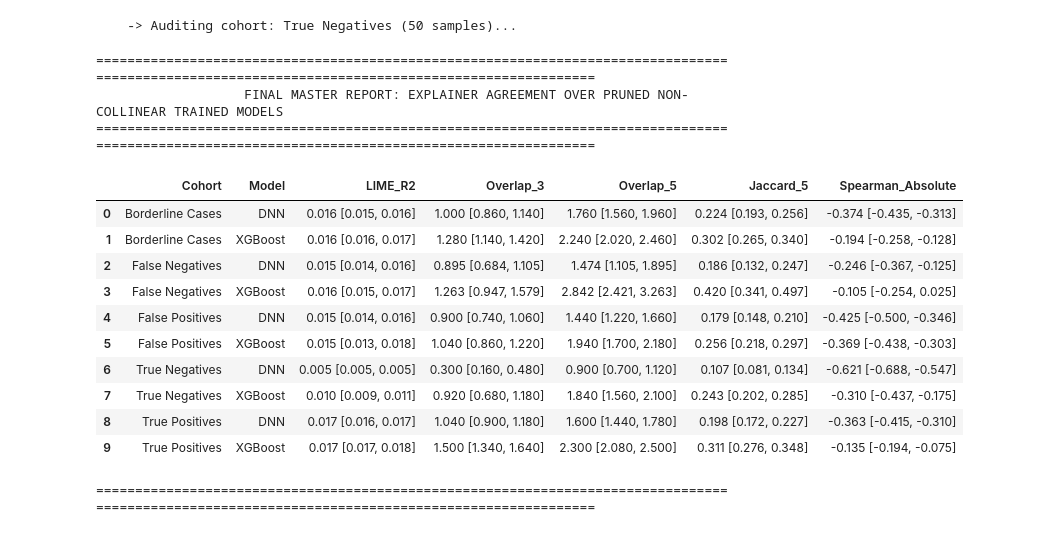
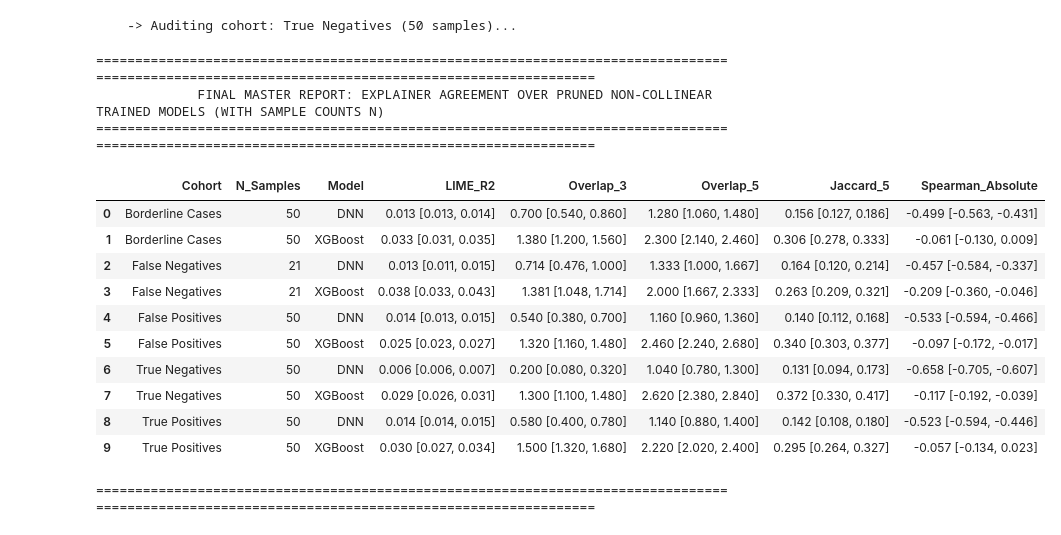
Before and after one commit to moritzboet/BA_thesis, a Jupyter notebook: correlated_feature_analysis.ipynb, the cells around one changed output. Cells and saved outputs as stored; diff of their text form; code cells hidden in the pictures.

Commit message:
investigate lime fidelity and some improvements

```diff
--- a/correlated_feature_analysis.ipynb
+++ b/correlated_feature_analysis.ipynb
@@ -246,7 +247,7 @@ for epoch in range(1, max_epochs + 1):
     # Early stopping criteria tracking
     if val_loss < best_val_loss:
         best_val_loss = val_loss
-        best_model_weights = model_dnn.state_dict().copy()
+        best_model_weights = copy.deepcopy(model_dnn.state_dict())
         patience_counter = 0
     else:
         patience_counter += 1
@@ -734,24 +723,31 @@ X_train_resampled_reduced = X_train_resampled[reduced_features_list].copy()
 # %%
+# cell 16
 
+print("[*] Re-training XGBoost on reduced feature space...")
 
-print("[*] Re-training tree models using baseline hyperparameter configurations...")
-
-# Extract properties directly from your global baseline object to guarantee identical training paths
 xgb_hyperparams = xgb_model.get_params()
 xgb_model_reduced = XGBClassifier(**xgb_hyperparams)
 
 xgb_model_reduced.fit(
     X_train_resampled_reduced,
-    y_train_resampled,
+    y_train_resampled_reduced,
     eval_set=[(X_val_reduced, y_val)],
     verbose=False
 )
 
-# Calibrate optimal prediction probability thresholds using validation set arrays
 xgb_val_probs_r = xgb_model_reduced.predict_proba(X_val_reduced)[:, 1]
-p_r, r_r, thresholds_r = precision_recall_curve(y_val, xgb_val_probs_r)
-f1_scores_r = (2 * p_r * r_r) / (p_r + r_r + 1e-10)
-best_thresh_xgb_reduced = thresholds_r[np.argmax(f1_scores_r[:-1])]
 
-print(f"[+] Reduced XGBoost Calibration Complete. Optimal Threshold: {best_thresh_xgb_reduced:.4f}")
+# Match baseline threshold search procedure across validation probabilities
+thresholds_pool = np.arange(0.50, 0.96, 0.05)
+best_thresh_xgb_reduced = 0.50
+best_f1_xgb_r = 0.0
+
+for t in thresholds_pool:
+    preds = (xgb_val_probs_r >= t).astype(int)
+    f1 = f1_score(y_val, preds, zero_division=0)
+    if f1 > best_f1_xgb_r:
+        best_f1_xgb_r = f1
+        best_thresh_xgb_reduced = t
+
+print(f"[+] Reduced XGBoost Calibration Complete. Optimal Threshold: {best_thresh_xgb_reduced:.2f} (Val F1: {best_f1_xgb_r:.4f})")
 # %% [output]
@@ -1009,34 +1023,44 @@ print("[+] Reduced space evaluation loops executed flawlessly with strict shape
     -> Auditing cohort: True Positives (50 samples)...
     -> Auditing cohort: True Negatives (50 samples)...
 # %%
+# cell 21
 
 reduced_report_rows = []
 
 for (cohort_name, model_type), group_df in df_reduced_agreement.groupby(['Cohort', 'Model']):
-    row_summary = {'Cohort': cohort_name, 'Model': model_type}
+    # Obtain sample size N for the cohort
+    sample_size = len(cohort_samples.get(cohort_name, []))
+
+    row_summary = {
+        'Cohort': cohort_name,
+        'N_Samples': sample_size,
+        'Model': model_type
+    }
     for metric in ['LIME_R2', 'Overlap_3', 'Overlap_5', 'Jaccard_5', 'Spearman_Absolute']:
         mean_v, low_v, high_v = compute_bootstrapped_ci(group_df[metric], n_bootstrap=5000)
         row_summary[metric] = f"{mean_v:.3f} [{low_v:.3f}, {high_v:.3f}]"
     reduced_report_rows.append(row_summary)
 
+df_reduced_master_report = pd.DataFrame(reduced_report_rows)
+
 print("\n" + "="*145)
-print("                   FINAL MASTER REPORT: EXPLAINER AGREEMENT OVER PRUNED NON-COLLINEAR TRAINED MODELS")
+print("             FINAL MASTER REPORT: EXPLAINER AGREEMENT OVER PRUNED NON-COLLINEAR TRAINED MODELS (WITH SAMPLE COUNTS N)")
 print("="*145)
-display(pd.DataFrame(reduced_report_rows))
+display(df_reduced_master_report)
 print("="*145)
 # %% [output]
 =================================================================================================================================================
-                   FINAL MASTER REPORT: EXPLAINER AGREEMENT OVER PRUNED NON-COLLINEAR TRAINED MODELS
+             FINAL MASTER REPORT: EXPLAINER AGREEMENT OVER PRUNED NON-COLLINEAR TRAINED MODELS (WITH SAMPLE COUNTS N)
 =================================================================================================================================================
-|  | Cohort | Model | LIME_R2 | Overlap_3 | Overlap_5 | Jaccard_5 | Spearman_Absolute |
-| 0 | Borderline Cases | DNN | 0.016 [0.015, 0.016] | 1.000 [0.860, 1.140] | 1.760 [1.560, 1.960] | 0.224 [0.193, 0.256] | -0.374 [-0.435, -0.313] |
-| 1 | Borderline Cases | XGBoost | 0.016 [0.016, 0.017] | 1.280 [1.140, 1.420] | 2.240 [2.020, 2.460] | 0.302 [0.265, 0.340] | -0.194 [-0.258, -0.128] |
-| 2 | False Negatives | DNN | 0.015 [0.014, 0.016] | 0.895 [0.684, 1.105] | 1.474 [1.105, 1.895] | 0.186 [0.132, 0.247] | -0.246 [-0.367, -0.125] |
-| 3 | False Negatives | XGBoost | 0.016 [0.015, 0.017] | 1.263 [0.947, 1.579] | 2.842 [2.421, 3.263] | 0.420 [0.341, 0.497] | -0.105 [-0.254, 0.025] |
-| 4 | False Positives | DNN | 0.015 [0.014, 0.016] | 0.900 [0.740, 1.060] | 1.440 [1.220, 1.660] | 0.179 [0.148, 0.210] | -0.425 [-0.500, -0.346] |
-| 5 | False Positives | XGBoost | 0.015 [0.013, 0.018] | 1.040 [0.860, 1.220] | 1.940 [1.700, 2.180] | 0.256 [0.218, 0.297] | -0.369 [-0.438, -0.303] |
-| 6 | True Negatives | DNN | 0.005 [0.005, 0.005] | 0.300 [0.160, 0.480] | 0.900 [0.700, 1.120] | 0.107 [0.081, 0.134] | -0.621 [-0.688, -0.547] |
-| 7 | True Negatives | XGBoost | 0.010 [0.009, 0.011] | 0.920 [0.680, 1.180] | 1.840 [1.560, 2.100] | 0.243 [0.202, 0.285] | -0.310 [-0.437, -0.175] |
-| 8 | True Positives | DNN | 0.017 [0.016, 0.017] | 1.040 [0.900, 1.180] | 1.600 [1.440, 1.780] | 0.198 [0.172, 0.227] | -0.363 [-0.415, -0.310] |
-| 9 | True Positives | XGBoost | 0.017 [0.017, 0.018] | 1.500 [1.340, 1.640] | 2.300 [2.080, 2.500] | 0.311 [0.276, 0.348] | -0.135 [-0.194, -0.075] |
+|  | Cohort | N_Samples | Model | LIME_R2 | Overlap_3 | Overlap_5 | Jaccard_5 | Spearman_Absolute |
+| 0 | Borderline Cases | 50 | DNN | 0.013 [0.013, 0.014] | 0.700 [0.540, 0.860] | 1.280 [1.060, 1.480] | 0.156 [0.127, 0.186] | -0.499 [-0.563, -0.431] |
+| 1 | Borderline Cases | 50 | XGBoost | 0.033 [0.031, 0.035] | 1.380 [1.200, 1.560] | 2.300 [2.140, 2.460] | 0.306 [0.278, 0.333] | -0.061 [-0.130, 0.009] |
+| 2 | False Negatives | 21 | DNN | 0.013 [0.011, 0.015] | 0.714 [0.476, 1.000] | 1.333 [1.000, 1.667] | 0.164 [0.120, 0.214] | -0.457 [-0.584, -0.337] |
+| 3 | False Negatives | 21 | XGBoost | 0.038 [0.033, 0.043] | 1.381 [1.048, 1.714] | 2.000 [1.667, 2.333] | 0.263 [0.209, 0.321] | -0.209 [-0.360, -0.046] |
+| 4 | False Positives | 50 | DNN | 0.014 [0.013, 0.015] | 0.540 [0.380, 0.700] | 1.160 [0.960, 1.360] | 0.140 [0.112, 0.168] | -0.533 [-0.594, -0.466] |
+| 5 | False Positives | 50 | XGBoost | 0.025 [0.023, 0.027] | 1.320 [1.160, 1.480] | 2.460 [2.240, 2.680] | 0.340 [0.303, 0.377] | -0.097 [-0.172, -0.017] |
+| 6 | True Negatives | 50 | DNN | 0.006 [0.006, 0.007] | 0.200 [0.080, 0.320] | 1.040 [0.780, 1.300] | 0.131 [0.094, 0.173] | -0.658 [-0.705, -0.607] |
+| 7 | True Negatives | 50 | XGBoost | 0.029 [0.026, 0.031] | 1.300 [1.100, 1.480] | 2.620 [2.380, 2.840] | 0.372 [0.330, 0.417] | -0.117 [-0.192, -0.039] |
+| 8 | True Positives | 50 | DNN | 0.014 [0.014, 0.015] | 0.580 [0.400, 0.780] | 1.140 [0.880, 1.400] | 0.142 [0.108, 0.180] | -0.523 [-0.594, -0.446] |
+| 9 | True Positives | 50 | XGBoost | 0.030 [0.027, 0.034] | 1.500 [1.320, 1.680] | 2.220 [2.020, 2.400] | 0.295 [0.264, 0.327] | -0.057 [-0.134, 0.023] |
 =================================================================================================================================================
```
Also changed, not shown: parts of 14 cells of this notebook, 4 other files.
